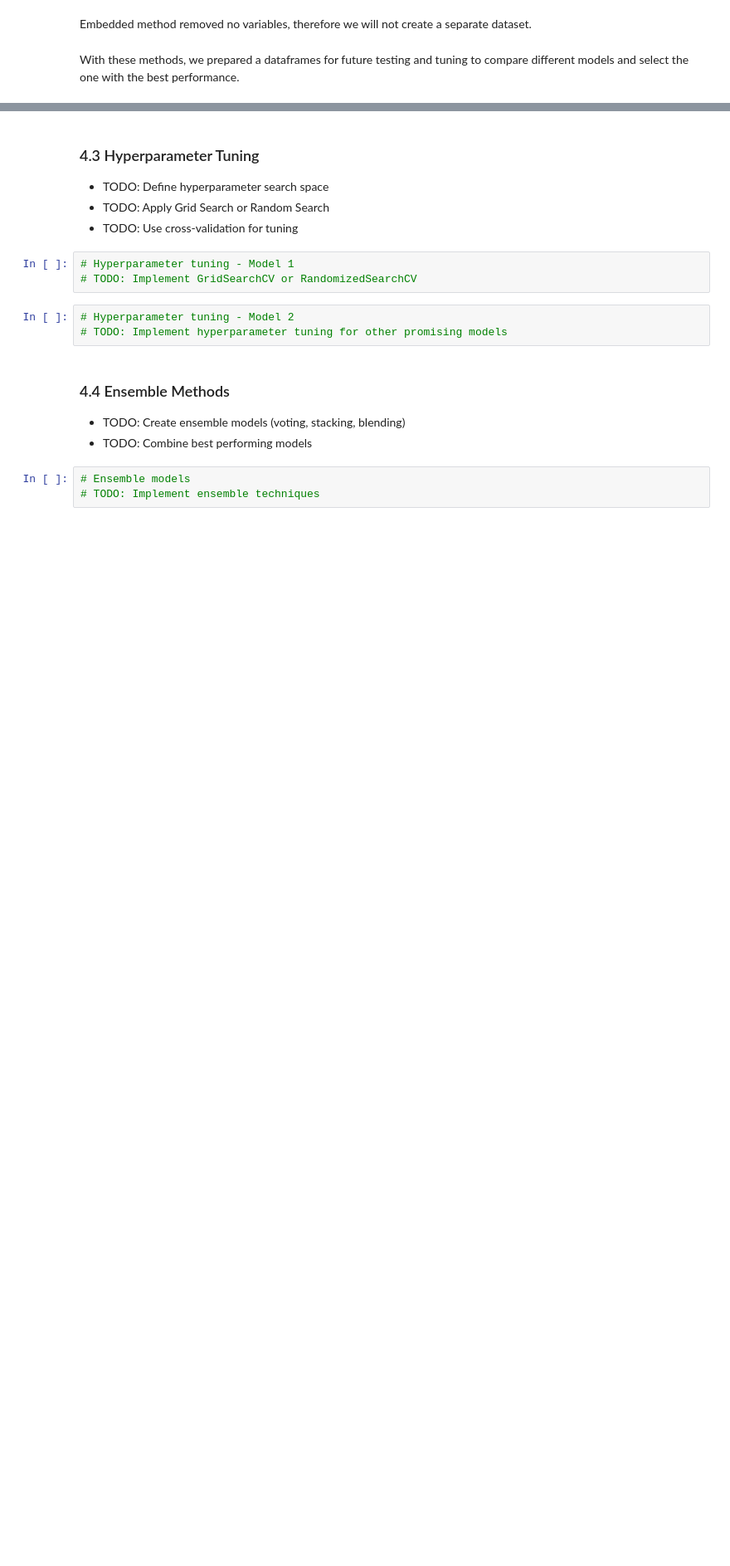
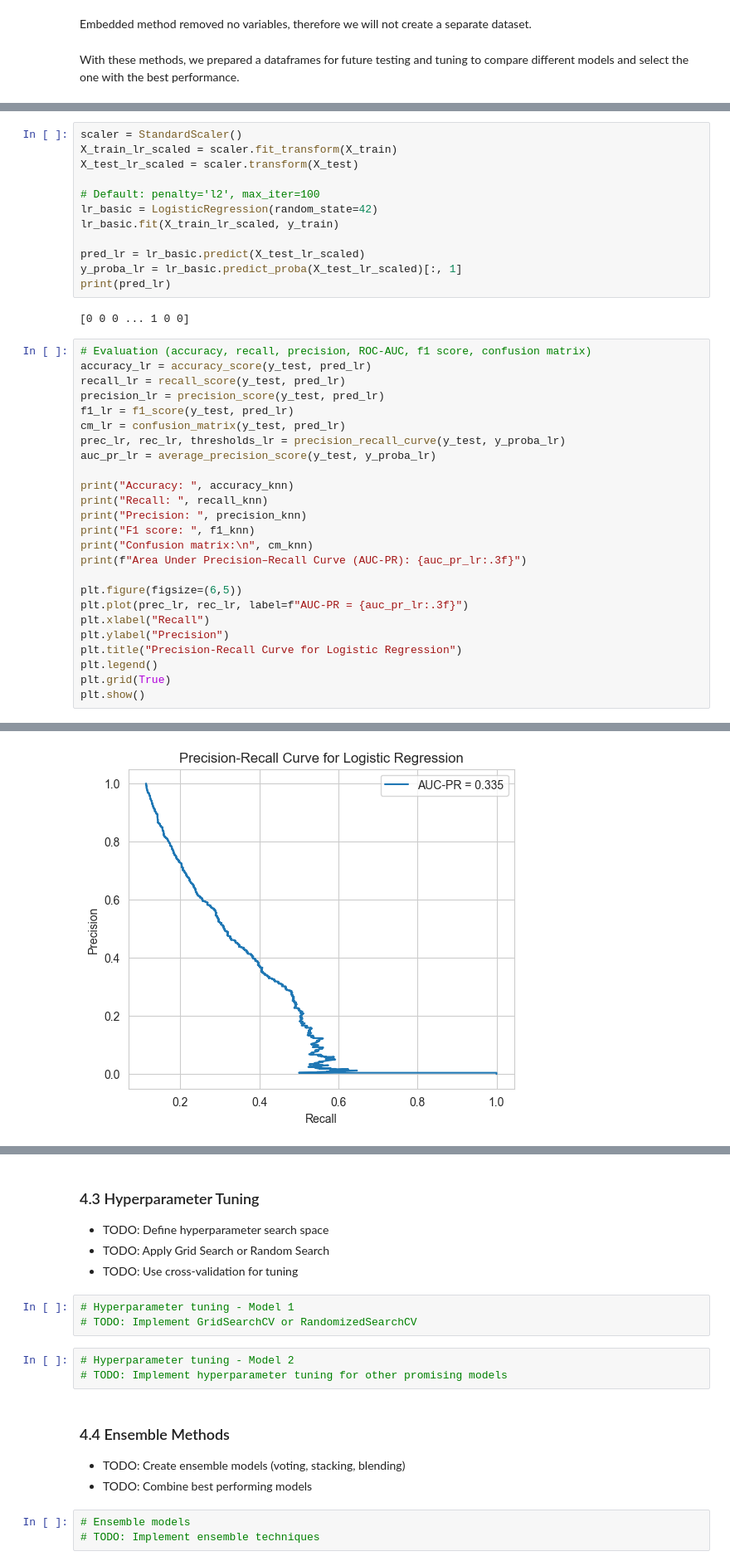
Before and after one commit to matowaty/MINDD_project, a Jupyter notebook: project.ipynb, the cells around one changed output, grey strips where cells are left out. Shown at 83% size. Drawn from its saved outputs; the diff is of its cells as text; blank space fills up the shorter version.

```diff
--- a/project.ipynb
+++ b/project.ipynb
@@ -791,0 +1170,40 @@ With these methods, we prepared a dataframes for future testing and tuning to co
+# %%
+scaler = StandardScaler()
+X_train_lr_scaled = scaler.fit_transform(X_train)
+X_test_lr_scaled = scaler.transform(X_test)
+
+# Default: penalty='l2', max_iter=100
+lr_basic = LogisticRegression(random_state=42)
+lr_basic.fit(X_train_lr_scaled, y_train)
+
+pred_lr = lr_basic.predict(X_test_lr_scaled)
+y_proba_lr = lr_basic.predict_proba(X_test_lr_scaled)[:, 1]
+print(pred_lr)
+# %% [output]
+[0 0 0 ... 1 0 0]
+# %%
+# Evaluation (accuracy, recall, precision, ROC-AUC, f1 score, confusion matrix)
+accuracy_lr = accuracy_score(y_test, pred_lr)
+recall_lr = recall_score(y_test, pred_lr)
+precision_lr = precision_score(y_test, pred_lr)
+f1_lr = f1_score(y_test, pred_lr)
+cm_lr = confusion_matrix(y_test, pred_lr)
+prec_lr, rec_lr, thresholds_lr = precision_recall_curve(y_test, y_proba_lr)
+auc_pr_lr = average_precision_score(y_test, y_proba_lr)
+
+print("Accuracy: ", accuracy_knn)
+print("Recall: ", recall_knn)
+print("Precision: ", precision_knn)
+print("F1 score: ", f1_knn)
+print("Confusion matrix:\n", cm_knn)
+print(f"Area Under Precision–Recall Curve (AUC-PR): {auc_pr_lr:.3f}")
+
+plt.figure(figsize=(6,5))
+plt.plot(prec_lr, rec_lr, label=f"AUC-PR = {auc_pr_lr:.3f}")
+plt.xlabel("Recall")
+plt.ylabel("Precision")
+plt.title("Precision-Recall Curve for Logistic Regression")
+plt.legend()
+plt.grid(True)
+plt.show()
+# %% [output]
@@ -791,0 +1218 @@ With these methods, we prepared a dataframes for future testing and tuning to co
+[figure, added]
```
Also changed, not shown: parts of 60 cells of this notebook.
